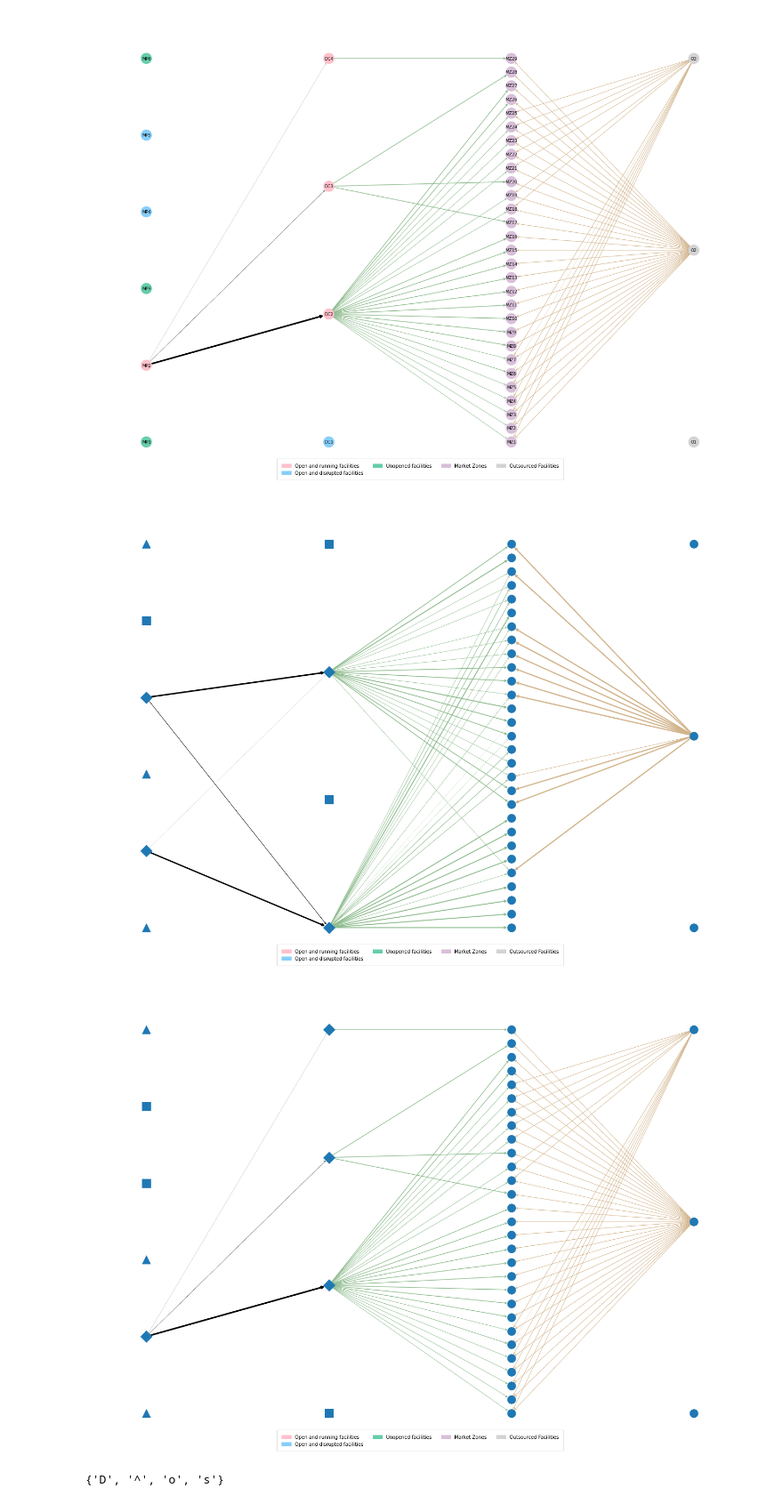
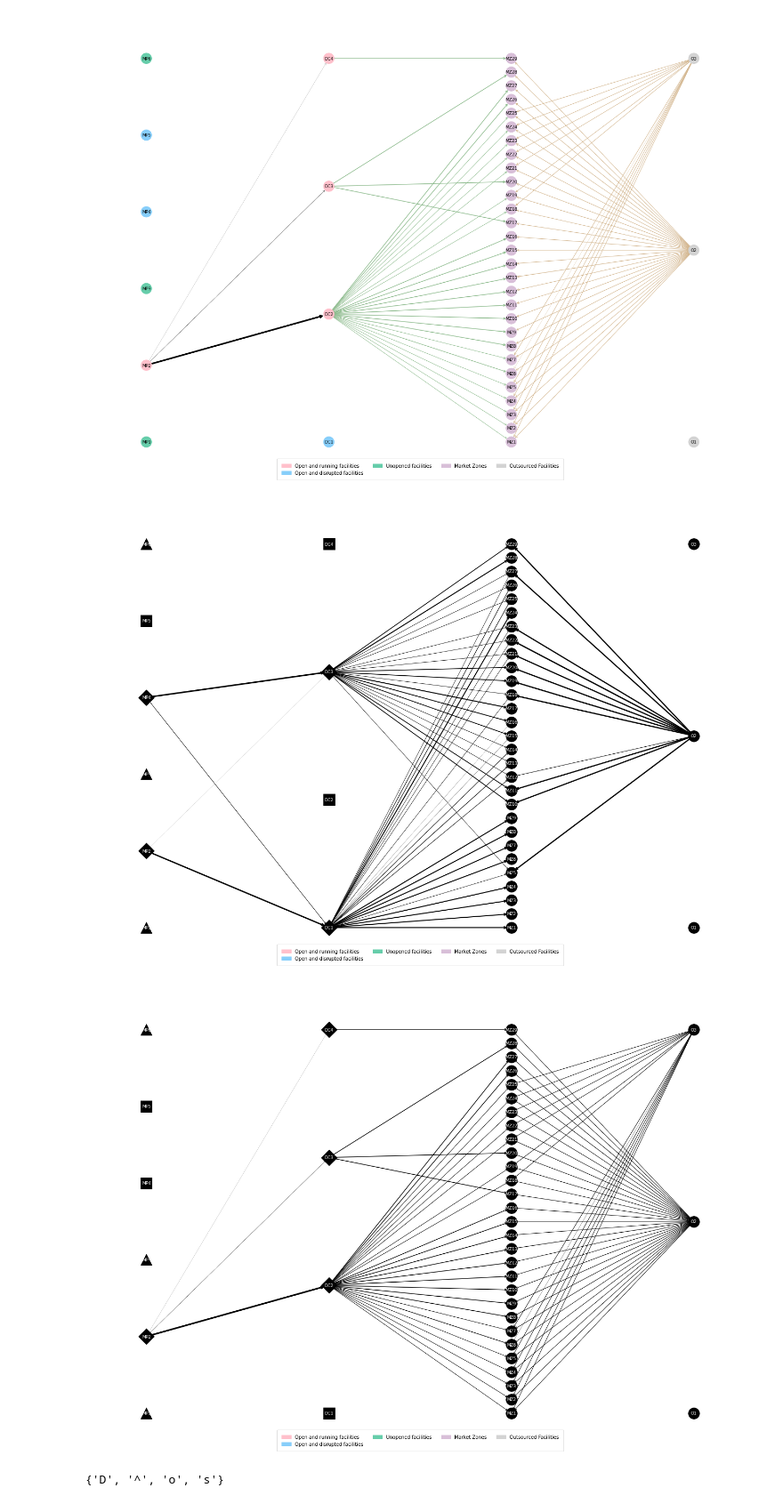
Before and after one commit to dkabe/SC_Resilience, a Jupyter notebook: Notebooks/network_visuals.ipynb, the cells around one changed output. Shown at 89% size. Drawn from its saved outputs; the diff is of its cells as text; code cells hidden in the pictures.

Commit message:
network visuals

```diff
--- a/Notebooks/network_visuals.ipynb
+++ b/Notebooks/network_visuals.ipynb
@@ -273,39 +273,43 @@ for index in indices:
         Position_values.append(np.asarray(position))
     Position_dic.update(dict(zip(O, Position_values)))
 
+    labels = {}
+    for node in Graph.nodes():
+        labels[node] = node
+
     nodeShapes = set((aShape[1]["s"] for aShape in Graph.nodes(data = True)))
     for aShape in nodeShapes:
     #...filter and draw the subset of nodes with the same symbol in the positions that are now known through the use of the layout.
-        nx.draw_networkx_nodes(Graph,Position_dic,node_shape = aShape, nodelist = [sNode[0] for sNode in filter(lambda x: x[1]["s"]==aShape,Graph.nodes(data = True))])
+        nx.draw_networkx_nodes(Graph,Position_dic,node_shape = aShape, nodelist = [sNode[0] for sNode in filter(lambda x: x[1]["s"]==aShape,Graph.nodes(data = True))],node_size=550, node_color= "black")
 
 
     # Add Edges
 
     Graph.add_edges_from(IJ_edges)
     Graph.add_edges_from(JK_edges)
     Graph.add_edges_from(LK_edges)
 
 
     nodePos = nx.shell_layout(Graph)
     nx.draw_networkx_edges(Graph, edge_color = "black", pos = Position_dic, width = Weight, arrows=True, arrowstyle = '->')
-
+    nx.draw_networkx_labels(Graph, pos = Position_dic, font_color = "white", font_size = 9)
 
     limits=plt.axis('off')
     plt.gcf().set_size_inches(25, 18)
 
     legend_mp_1 = mpatches.Patch(color = 'pink', label = 'Open and running facilities')
     legend_mp_2 = mpatches.Patch(color = 'lightskyblue', label = 'Open and disrupted facilities')
     legend_mp_3 = mpatches.Patch(color = 'mediumaquamarine', label = 'Unopened facilities')
     legend_mz = mpatches.Patch(color = 'thistle', label = 'Market Zones')
     legend_o = mpatches.Patch(color = 'lightgrey', label = 'Outsourced Facilities')
 
     ax = plt.subplot(111)
     ax.legend(loc = 'lower center', handles=[legend_mp_1, legend_mp_2, legend_mp_3, legend_mz, legend_o], ncol = 4, borderpad=1)
 
     plt.show()
 # %% [output]
-[figure, old version]
+[figure, new version]
-[figure, old version]
+[figure, new version]
 # %%
 nodeShapes = set((aShape[1]["s"] for aShape in Graph.nodes(data = True)))
 # %%
```
